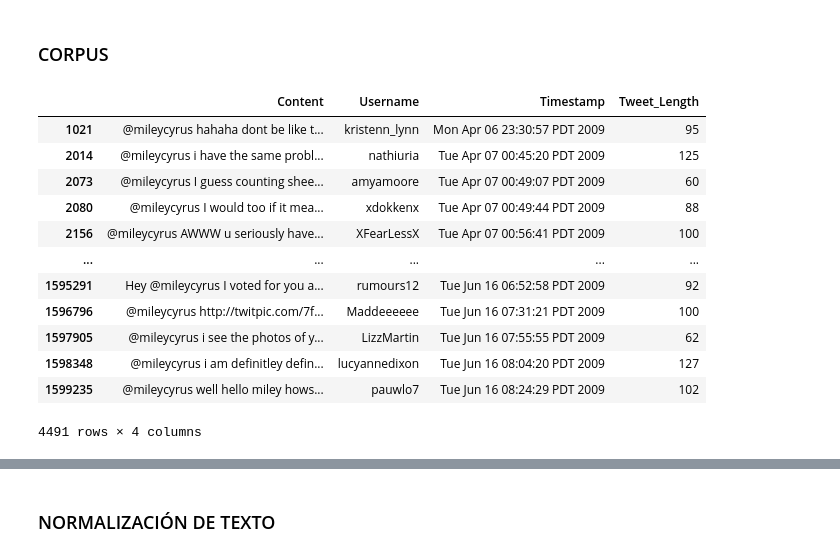
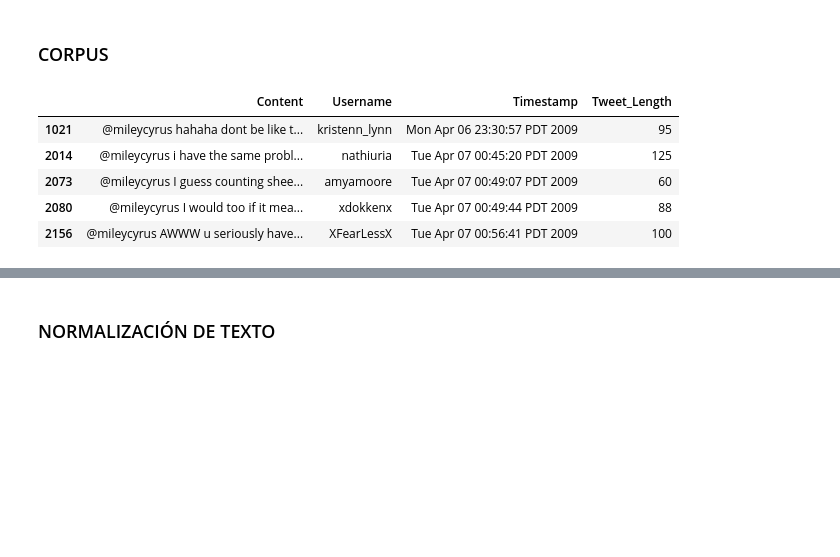
Before and after one commit to navas604/Text-Mining-Image-Recognition, a Jupyter notebook: HDT4.ipynb, the cells around one changed output, grey strips where cells are left out. Cells and saved outputs as stored; diff of their text form; code cells hidden in the pictures; blank space fills up the shorter version.

```diff
--- a/HDT4.ipynb
+++ b/HDT4.ipynb
@@ -81,20 +81,13 @@ for user in range(len(top_3_mentions)):
   top_3_list.append(user_data)
 # %%
 top_user1 = pd.DataFrame(top_3_list[0])
-top_user1
+top_user1.head()
 # %% [output]
 |  | Content | Username | Timestamp | Tweet_Length |
 | 1021 | @mileycyrus hahaha dont be like t... | kristenn_lynn | Mon Apr 06 23:30:57 PDT 2009 | 95 |
 | 2014 | @mileycyrus i have the same probl... | nathiuria | Tue Apr 07 00:45:20 PDT 2009 | 125 |
 | 2073 | @mileycyrus I guess counting shee... | amyamoore | Tue Apr 07 00:49:07 PDT 2009 | 60 |
 | 2080 | @mileycyrus I would too if it mea... | xdokkenx | Tue Apr 07 00:49:44 PDT 2009 | 88 |
 | 2156 | @mileycyrus AWWW u seriously have... | XFearLessX | Tue Apr 07 00:56:41 PDT 2009 | 100 |
-| ... | ... | ... | ... | ... |
-| 1595291 | Hey @mileycyrus I voted for you a... | rumours12 | Tue Jun 16 06:52:58 PDT 2009 | 92 |
-| 1596796 | @mileycyrus http://twitpic.com/7f... | Maddeeeeee | Tue Jun 16 07:31:21 PDT 2009 | 100 |
-| 1597905 | @mileycyrus i see the photos of y... | LizzMartin | Tue Jun 16 07:55:55 PDT 2009 | 62 |
-| 1598348 | @mileycyrus i am definitley defin... | lucyannedixon | Tue Jun 16 08:04:20 PDT 2009 | 127 |
-| 1599235 | @mileycyrus well hello miley hows... | pauwlo7 | Tue Jun 16 08:24:29 PDT 2009 | 102 |
-4491 rows × 4 columns
 # %%
 top_user2 = pd.DataFrame(top_3_list[1])
```
Also changed, not shown: parts of 14 cells of this notebook.
